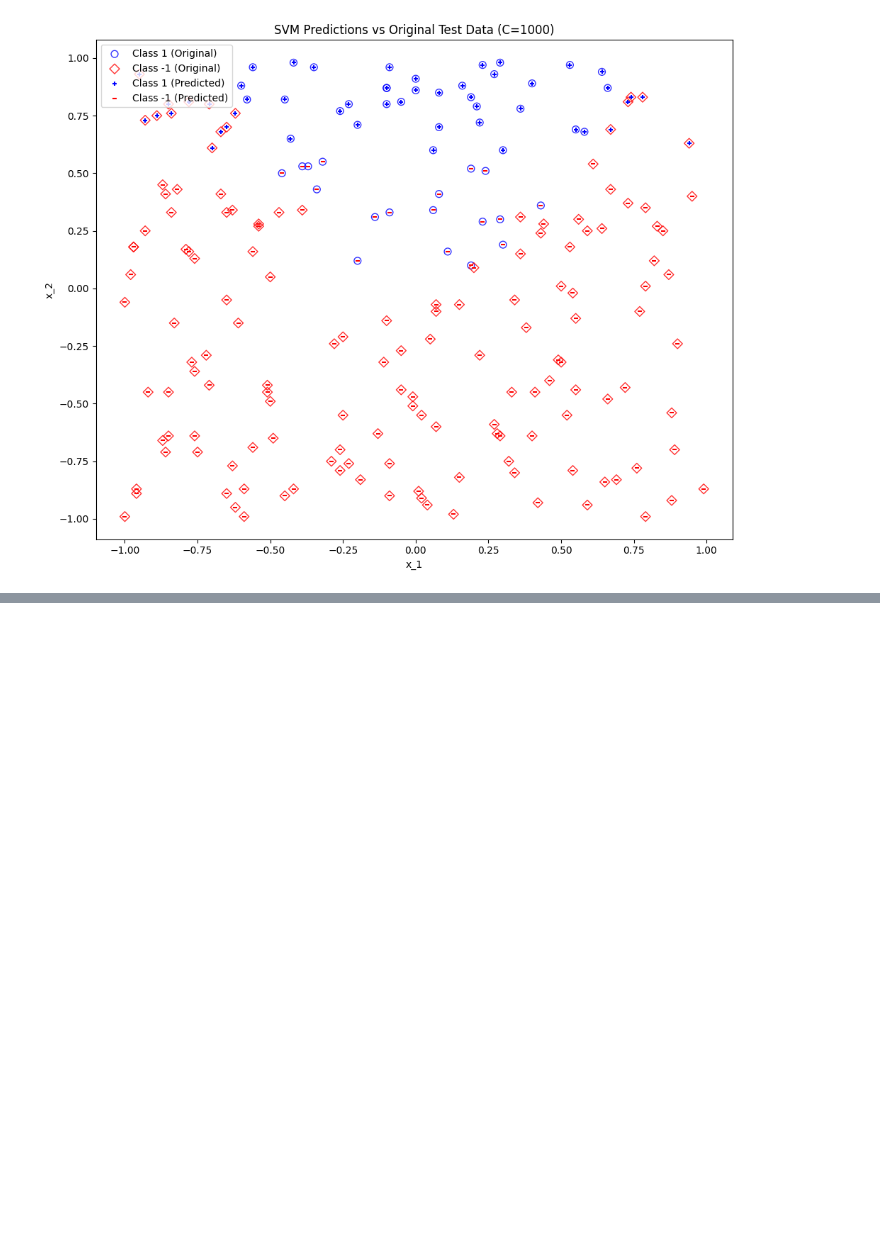
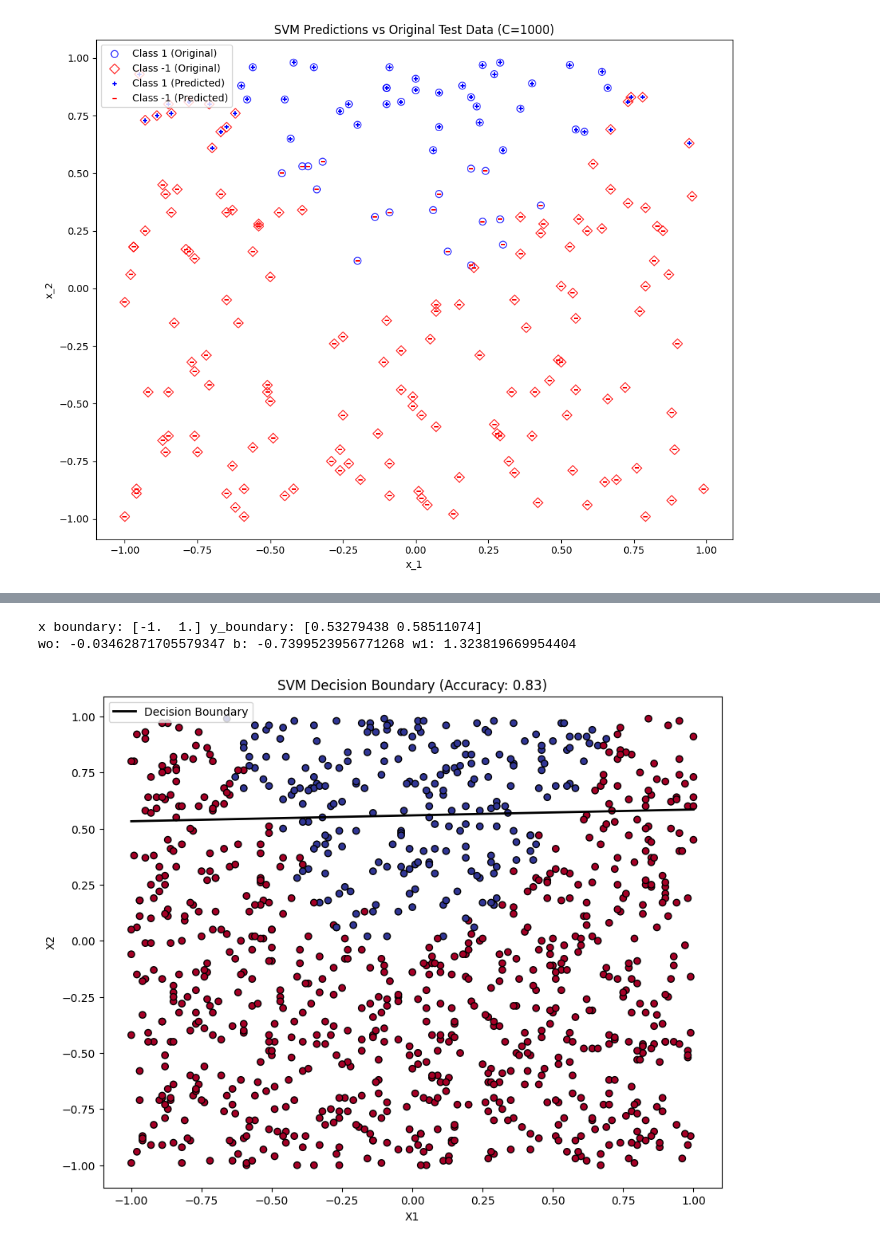
Before and after one commit to jariel17/classification_model_example, a Jupyter notebook: classification_models_draft.ipynb, the cells around one changed output, grey strips where cells are left out. Cells and saved outputs as stored; diff of their text form; code cells hidden in the pictures; blank space fills up the shorter version.

```diff
--- a/S2_Tarea.ipynb
+++ b/classification_models_draft.ipynb
@@ -510,0 +620,20 @@ plt.show()
+# %%
+# Create the decision boundary line
+x_boundary = np.array([X[:, 0].min(), X[:, 0].max()])
+y_boundary = -(w[0] * x_boundary + b) / w[1]
+print('x boundary:', x_boundary, 'y_boundary:' , y_boundary)
+print('wo:', w[0], 'b:', b, 'w1:', w[1])
+# Plot the results
+plt.figure(figsize=(10, 8))
+plt.scatter(X[:, 0], X[:, 1], c=y, cmap=plt.cm.RdYlBu, edgecolor='black')
+plt.plot(x_boundary, y_boundary, 'k-', lw=2, label='Decision Boundary')
+
+plt.xlabel('X1')
+plt.ylabel('X2')
+plt.title(f'SVM Decision Boundary (Accuracy: {svm_score:.2f})')
+plt.legend()
+plt.show()
+# %% [output]
+x boundary: [-1.  1.] y_boundary: [0.53279438 0.58511074]
+wo: -0.03462871705579347 b: -0.7399523956771268 w1: 1.323819669954404
+[figure, added]
```
Also changed, not shown: parts of 7 cells of this notebook, 1 other file.
